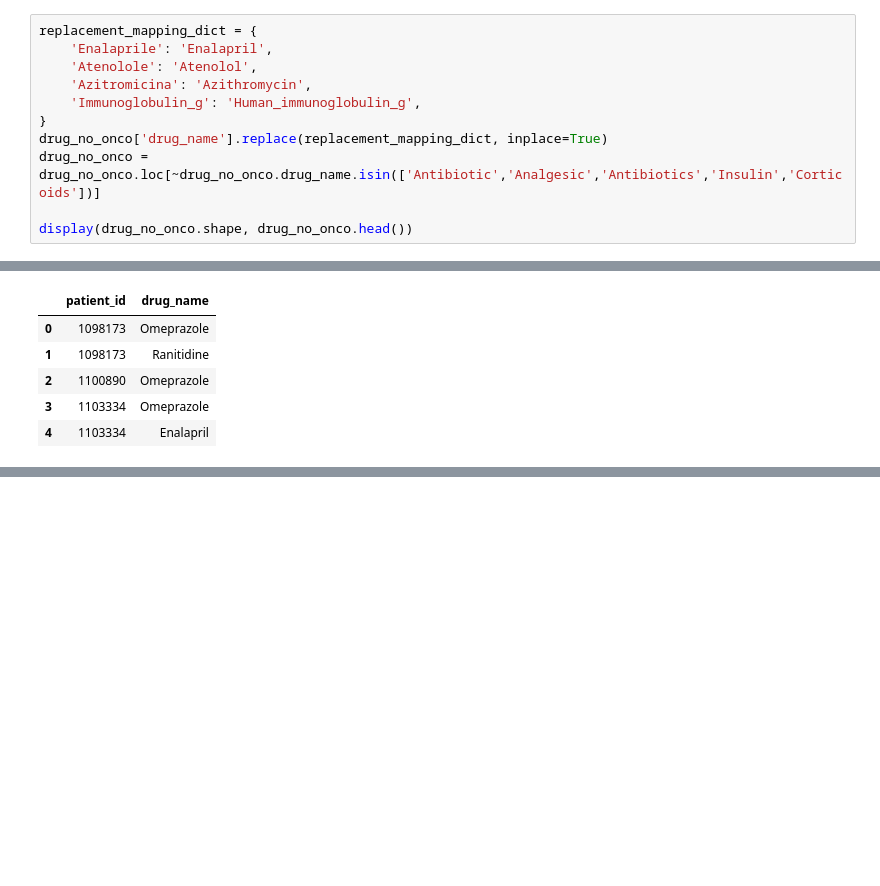
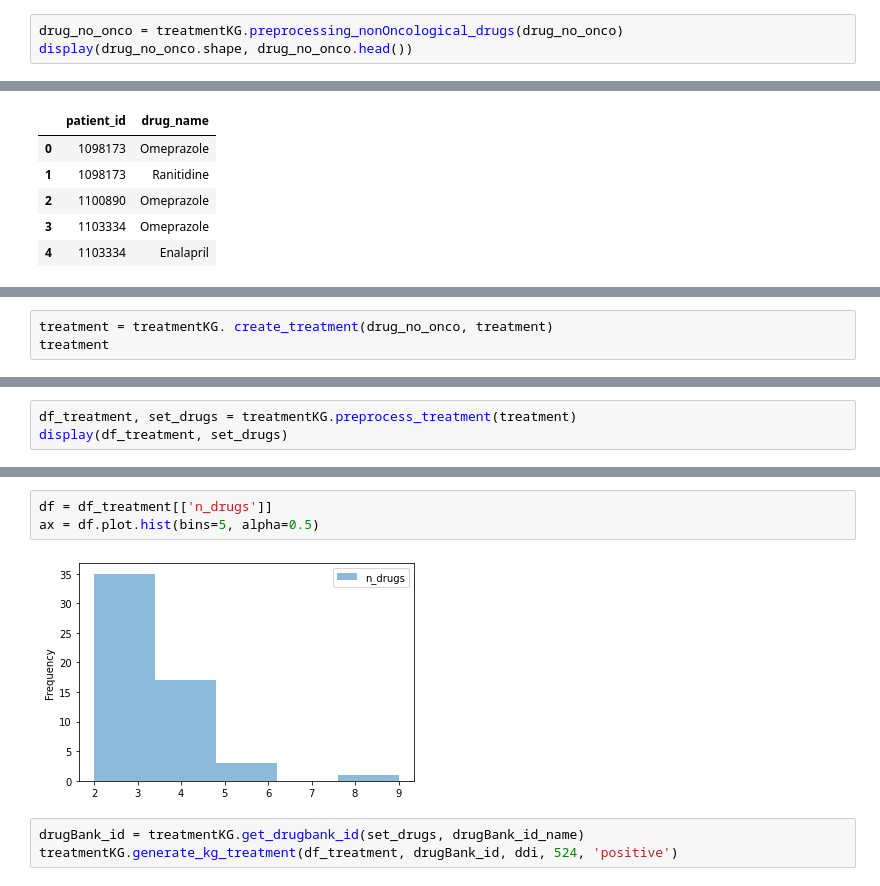
Before and after one commit to arivasm/Neuro-Symbolic_Treatment-Response, a Jupyter notebook: treatment_effectivenness.ipynb, the cells around one changed output, grey strips where cells are left out. Saved outputs shown, nothing was run; the diff lists cells and outputs as text; blank space fills up the shorter version.

```diff
--- a/treatment_effectivenness.ipynb
+++ b/treatment_effectivenness.ipynb
@@ -15,13 +20,5 @@ drug_no_onco = pd.read_csv(d_no_onco, delimiter=",")
 # %%
-replacement_mapping_dict = {
-    'Enalaprile': 'Enalapril',
-    'Atenolole': 'Atenolol',
-    'Azitromicina': 'Azithromycin',
-    'Immunoglobulin_g': 'Human_immunoglobulin_g',
-}
-drug_no_onco['drug_name'].replace(replacement_mapping_dict, inplace=True)
-drug_no_onco = drug_no_onco.loc[~drug_no_onco.drug_name.isin(['Antibiotic','Analgesic','Antibiotics','Insulin','Corticoids'])]
-
+drug_no_onco = treatmentKG.preprocessing_nonOncological_drugs(drug_no_onco)
 display(drug_no_onco.shape, drug_no_onco.head())
 # %% [output]
 (1290, 2)
@@ -80,0 +42,3 @@ display(negative_treatment.shape, negative_treatment.head())
+# %%
+treatment = treatmentKG. create_treatment(drug_no_onco, treatment)
+treatment
@@ -80,0 +59,3 @@ display(negative_treatment.shape, negative_treatment.head())
+# %%
+df_treatment, set_drugs = treatmentKG.preprocess_treatment(treatment)
+display(df_treatment, set_drugs)
@@ -81 +97,9 @@ display(negative_treatment.shape, negative_treatment.head())
+# %%
+df = df_treatment[['n_drugs']]
+ax = df.plot.hist(bins=5, alpha=0.5)
+# %% [output]
+[figure, added]
+# %%
+drugBank_id = treatmentKG.get_drugbank_id(set_drugs, drugBank_id_name)
+treatmentKG.generate_kg_treatment(df_treatment, drugBank_id, ddi, 524, 'positive')
 # %%
```
Also changed, not shown: parts of 12 cells of this notebook, 7 other files.
